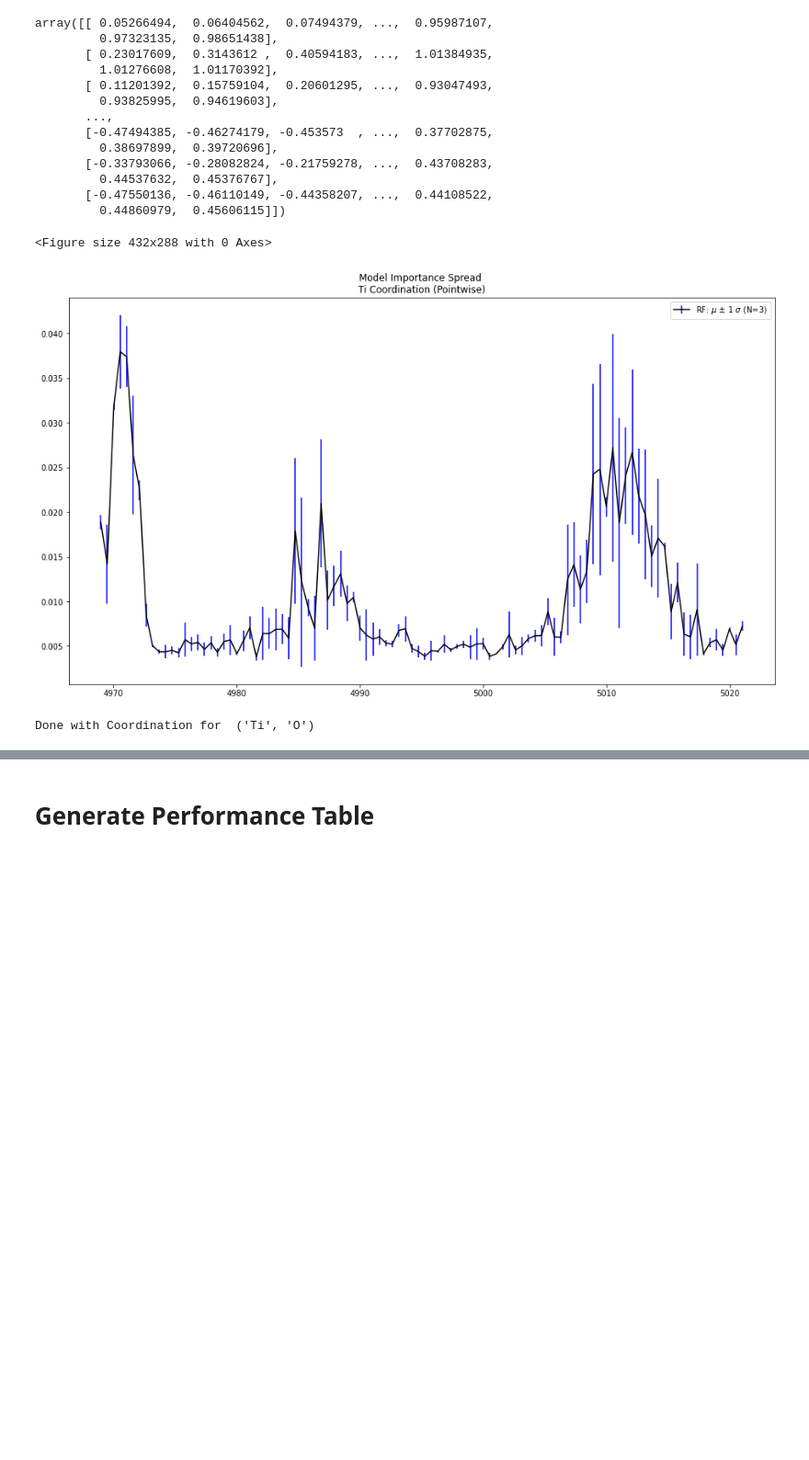
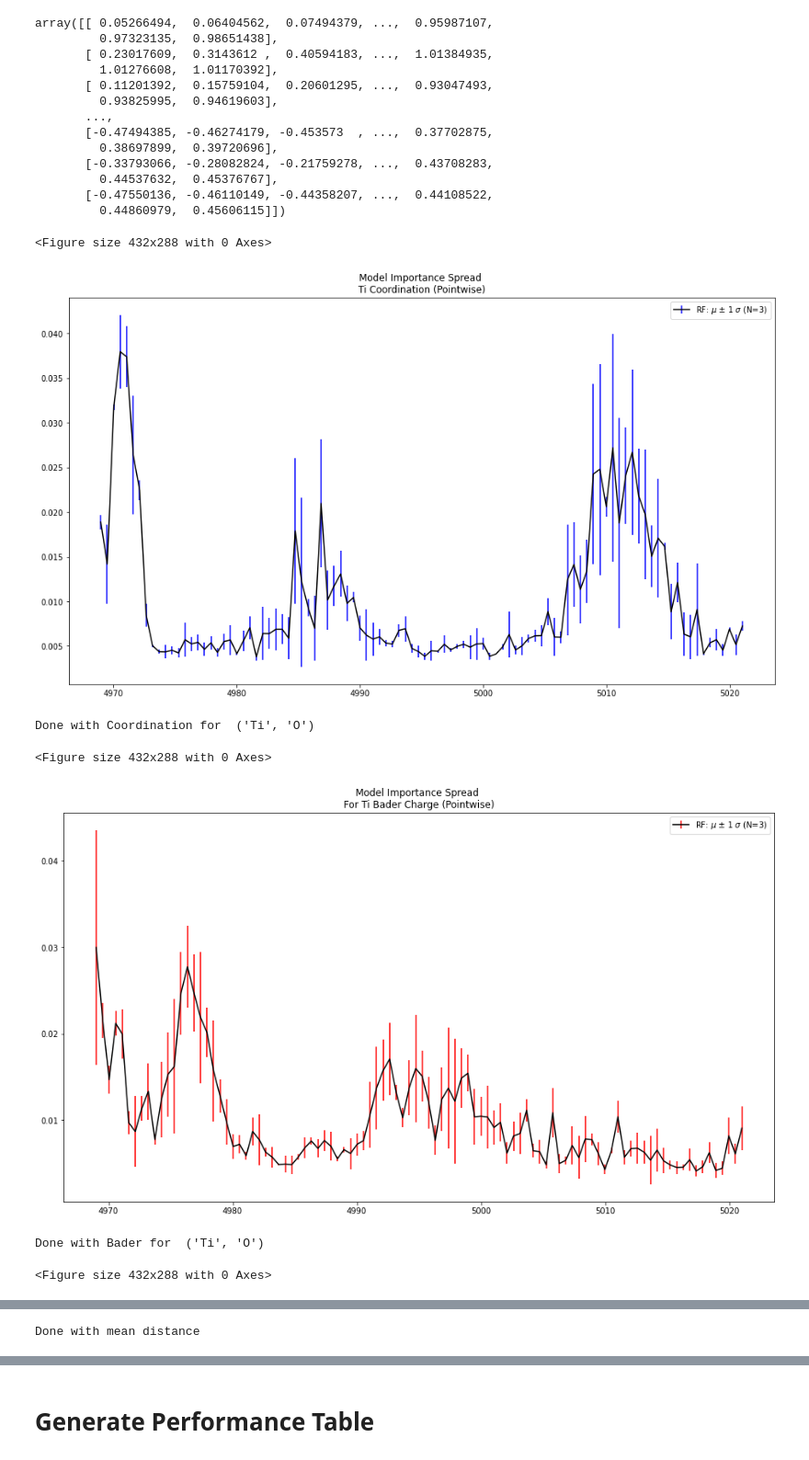
Before and after one commit to fengchenLBL/trixs-dl-models, a Jupyter notebook: Train_Run_DL_Models_CNN_moreData.ipynb, the cells around one changed output, grey strips where cells are left out. Shown at 92% size. Cells and saved outputs as stored; diff of their text form; code cells hidden in the pictures; blank space fills up the shorter version.

```diff
--- a/Train_Run_DL_Models_CNN_moreData.ipynb
+++ b/Train_Run_DL_Models_CNN_moreData.ipynb
@@ -651,7 +651,7 @@ for pair in tqdm(target_elements_groups, ncols=90, desc='target_elements_groups'
     ymd_train = y_augmentation(ymd_train, delta=0.03)
 
     if use_test:
-        xmd_valid = nparray(ttmd_by_pair[pair]['test_x'])
+        xmd_valid = np.array(ttmd_by_pair[pair]['test_x'])
         ymd_valid = np.array(ttmd_by_pair[pair]['test_y'])
     else:
         xmd_valid = np.array(ttmd_by_pair[pair]['valid_x'])
@@ -799,30 +799,34 @@ for pair in tqdm(target_elements_groups, ncols=90, desc='target_elements_groups'
                             deviations[str(pair)+'-Coord-F1'],
                             accuracies[str(pair)+'-GuessMode'],
                             accuracies[str(pair)+'-Bader'],
                             deviations[str(pair)+'-Bader'],
                             accuracies[str(pair)+'-Bader-MAE'],
                             deviations[str(pair)+'-Bader-MAE'],
                             accuracies[str(pair)+'-MeanDist'],
                             deviations[str(pair)+'-MeanDist'],
                             accuracies[str(pair)+'-MeanDist-MAE'],
                             deviations[str(pair)+'-MeanDist-MAE']]
                           )
     all_data_values_nn.append([pair[0],
                             accuracies_nn[str(pair)+'-Coord'],
                             deviations_nn[str(pair)+'-Coord'],
                             accuracies_nn[str(pair)+'-Coord-F1'],
                             deviations_nn[str(pair)+'-Coord-F1'],
                             accuracies_nn[str(pair)+'-GuessMode'],
                             accuracies_nn[str(pair)+'-Bader'],
                             deviations_nn[str(pair)+'-Bader'],
                             accuracies_nn[str(pair)+'-Bader-MAE'],
                             deviations_nn[str(pair)+'-Bader-MAE'],
                             accuracies_nn[str(pair)+'-MeanDist'],
                             deviations_nn[str(pair)+'-MeanDist'],
                             accuracies_nn[str(pair)+'-MeanDist-MAE'],
                             deviations_nn[str(pair)+'-MeanDist-MAE']]
                           )
 # %% [output]
 <Figure size 432x288 with 0 Axes>
 [figure]
 Done with Coordination for  ('Ti', 'O')
+<Figure size 432x288 with 0 Axes>
+[figure, added]
+Done with Bader for  ('Ti', 'O')
+<Figure size 432x288 with 0 Axes>
@@ -828,0 +834 @@ Done with Coordination for  ('Ti', 'O')
+Done with mean distance
```
Also changed, not shown: parts of 1 cell of this notebook, 8 other files.
